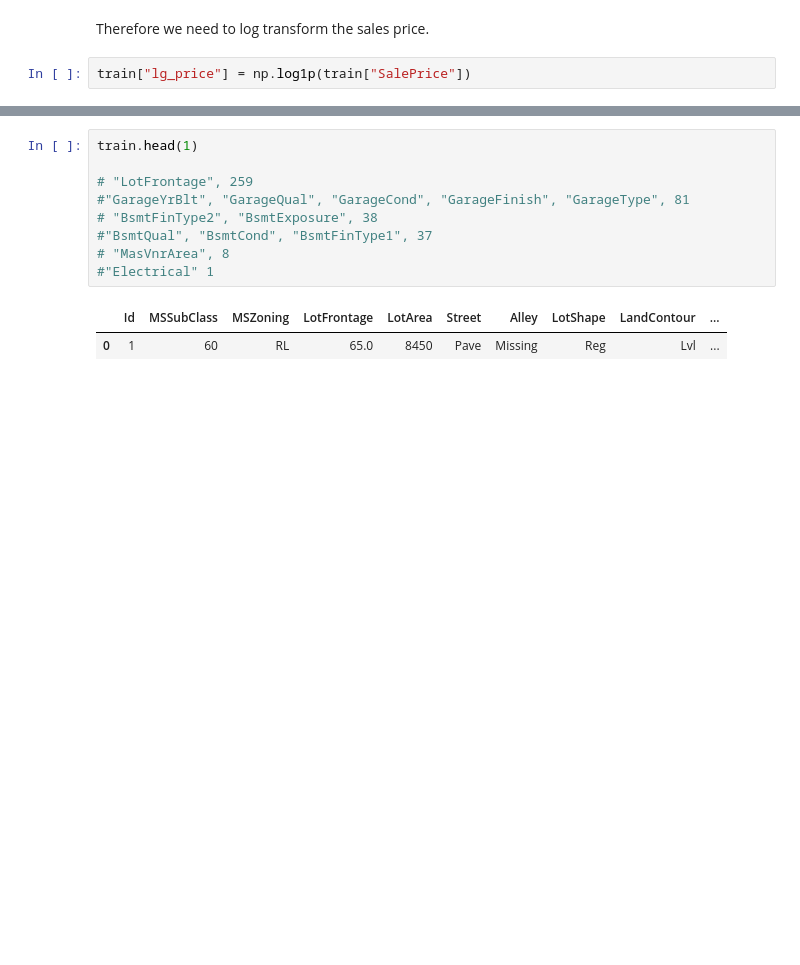
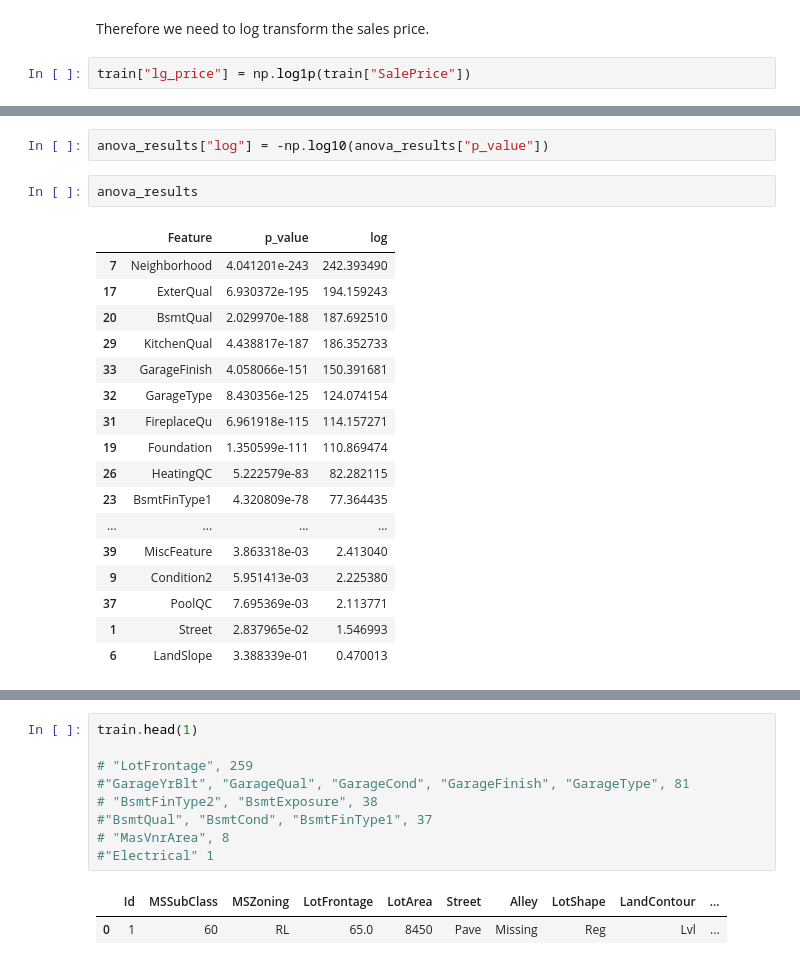
Before and after one commit to E-tech-coder/House_prices_prediction, a Jupyter notebook: copy_House_Prices.ipynb, the cells around one changed output, grey strips where cells are left out. Drawn from its saved outputs; the diff is of its cells as text; blank space fills up the shorter version.

```diff
--- a/copy_House_Prices.ipynb
+++ b/copy_House_Prices.ipynb
@@ -246,0 +265,22 @@ train["lg_price"] = np.log1p(train["SalePrice"])
+# %%
+anova_results["log"] = -np.log10(anova_results["p_value"])
+# %%
+anova_results
+# %% [output]
+|  | Feature | p_value | log |
+| 7 | Neighborhood | 4.041201e-243 | 242.393490 |
+| 17 | ExterQual | 6.930372e-195 | 194.159243 |
+| 20 | BsmtQual | 2.029970e-188 | 187.692510 |
+| 29 | KitchenQual | 4.438817e-187 | 186.352733 |
+| 33 | GarageFinish | 4.058066e-151 | 150.391681 |
+| 32 | GarageType | 8.430356e-125 | 124.074154 |
+| 31 | FireplaceQu | 6.961918e-115 | 114.157271 |
+| 19 | Foundation | 1.350599e-111 | 110.869474 |
+| 26 | HeatingQC | 5.222579e-83 | 82.282115 |
+| 23 | BsmtFinType1 | 4.320809e-78 | 77.364435 |
+| ... | ... | ... | ... |
+| 39 | MiscFeature | 3.863318e-03 | 2.413040 |
+| 9 | Condition2 | 5.951413e-03 | 2.225380 |
+| 37 | PoolQC | 7.695369e-03 | 2.113771 |
+| 1 | Street | 2.837965e-02 | 1.546993 |
+| 6 | LandSlope | 3.388339e-01 | 0.470013 |
```
Also changed, not shown: parts of 9 cells of this notebook.
